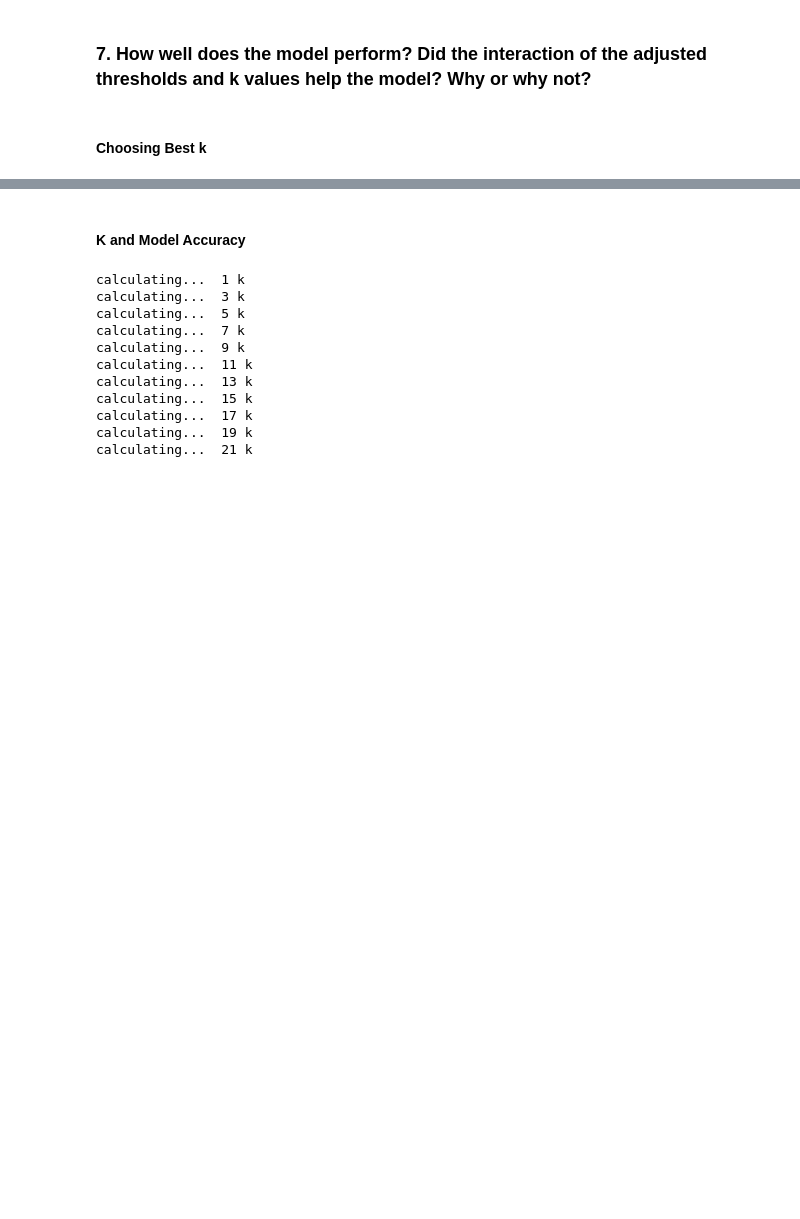
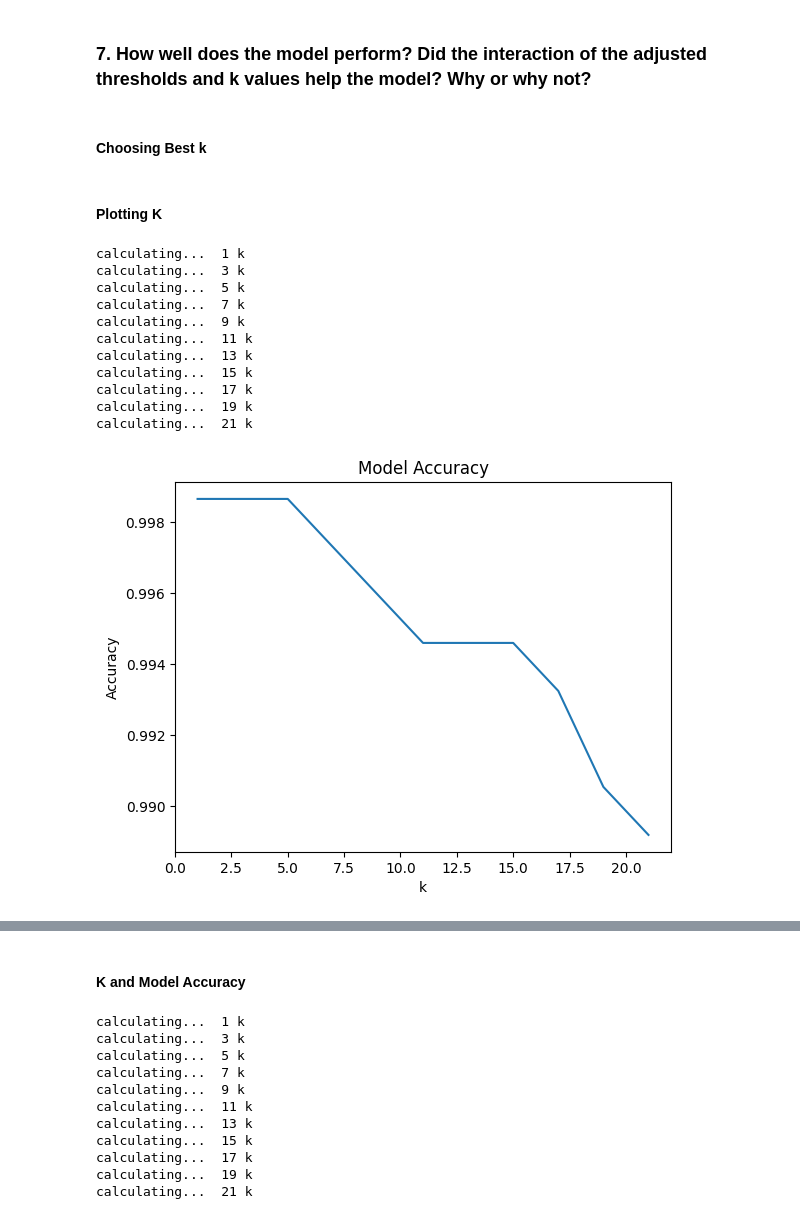
Before and after one commit to PatrickHo718/DS-3021, a Jupyter notebook: 06_ML_Concepts_II_KNN/lab5.ipynb, the cells around one changed output, grey strips where cells are left out. Saved outputs shown, nothing was run; the diff lists cells and outputs as text; code cells hidden in the pictures; blank space fills up the shorter version.

```diff
--- a/06_ML_Concepts_II_KNN/lab5.ipynb
+++ b/06_ML_Concepts_II_KNN/lab5.ipynb
@@ -377,3 +359,29 @@ def chooseK(k, X_train, y_train, X_test, y_test):
 
     accu = class_knn.score(X_test, y_test)
     return accu
+# %% [markdown]
+#### Plotting K
+# %%
+from matplotlib import pyplot as plt
+
+test = pd.DataFrame({'k':list(range(1,22,2)),
+                     'accu':[chooseK(i, X_train, y_train, X_test, y_test) for i in list(range(1, 22, 2))]})
+test = test.sort_values(by=['accu'], ascending=False)
+plt.plot(test['k'], test['accu'])
+plt.xlabel('k')
+plt.ylabel('Accuracy')
+plt.title('Model Accuracy')
+plt.show()
+# %% [output]
+calculating...  1 k
+calculating...  3 k
+calculating...  5 k
+calculating...  7 k
+calculating...  9 k
+calculating...  11 k
+calculating...  13 k
+calculating...  15 k
+calculating...  17 k
+calculating...  19 k
+calculating...  21 k
+[figure, added]
```
Also changed, not shown: parts of 16 cells of this notebook.
